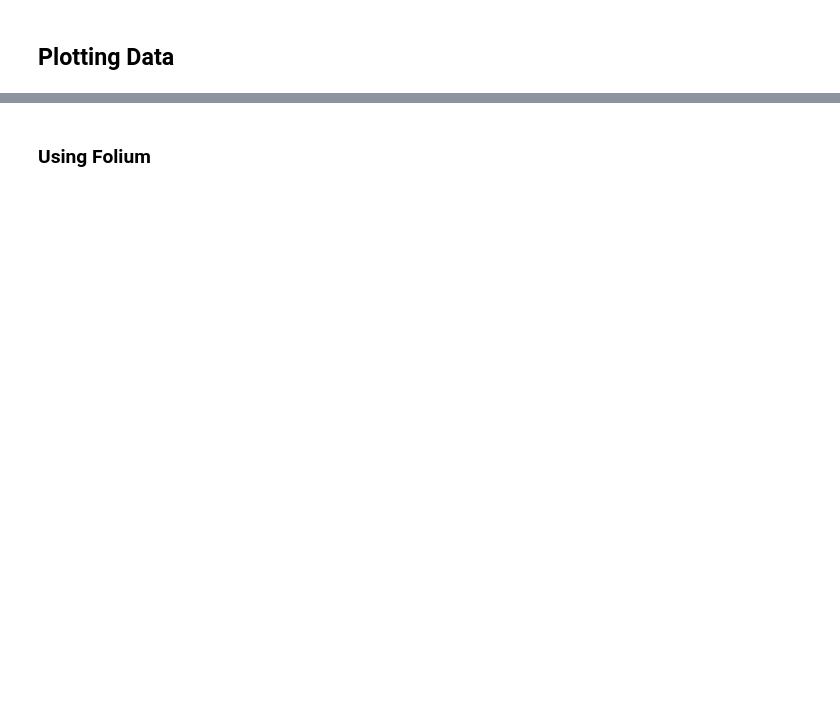
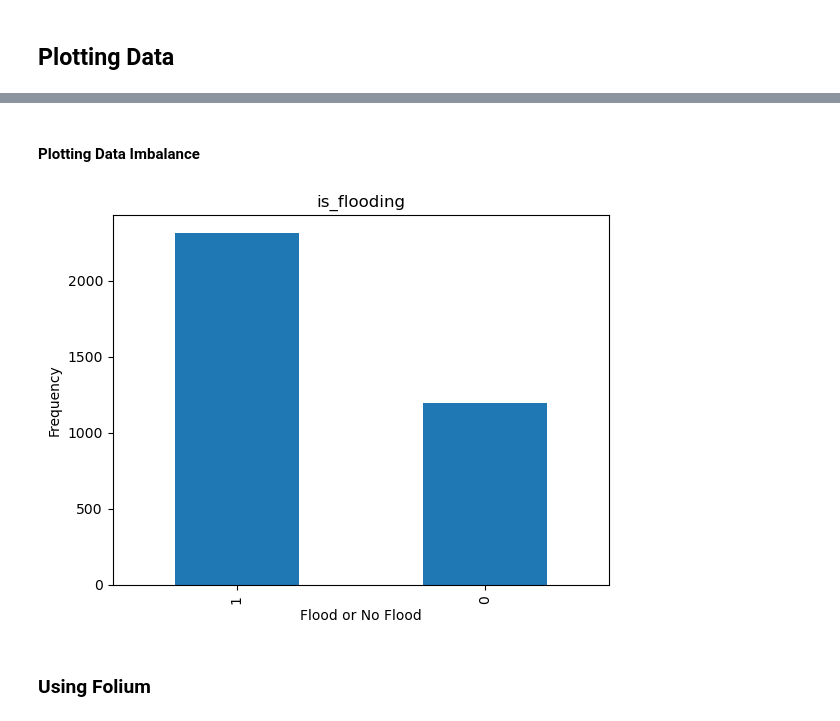
Before and after one commit to Nick-Miras/JeepneyRerouting, a Jupyter notebook: flood_data_kaggle.ipynb, the cells around one changed output, grey strips where cells are left out. Cells and saved outputs as stored; diff of their text form; code cells hidden in the pictures; blank space fills up the shorter version.

```diff
--- a/flood_data_kaggle.ipynb
+++ b/flood_data_kaggle.ipynb
@@ -82,3 +71,12 @@ flood_data.head()
+# %% [markdown]
+#### Plotting Data Imbalance
+# %%
+ax = flood_data['is_flooding'].value_counts().plot(kind='bar')
+ax.set_xlabel('Flood or No Flood')
+ax.set_ylabel('Frequency')
+ax.set_title('is_flooding');
+# %% [output]
+[figure, added]
 # %% [markdown]
 ### Using Folium
 # %%
```
Also changed, not shown: parts of 4 cells of this notebook, 1 other file.
